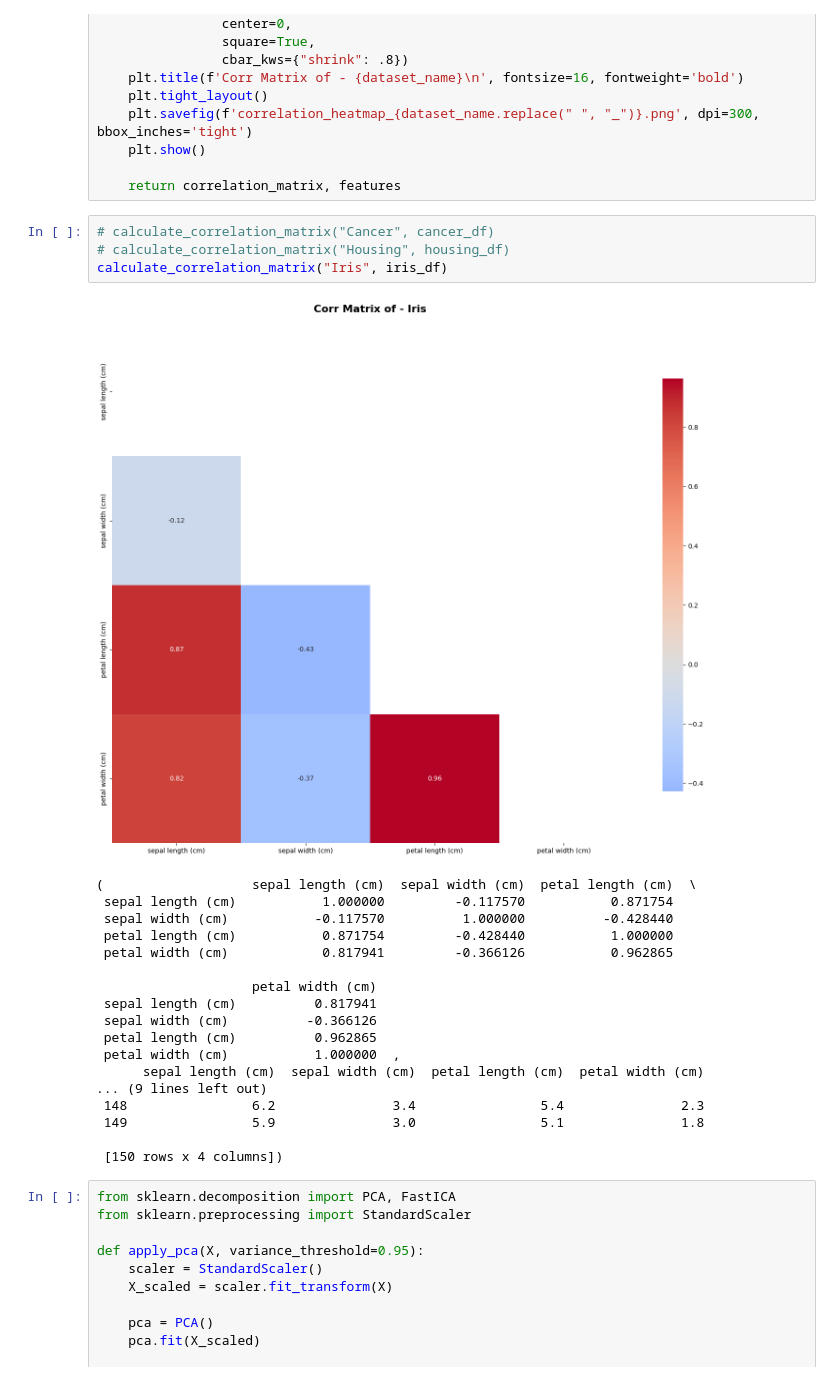
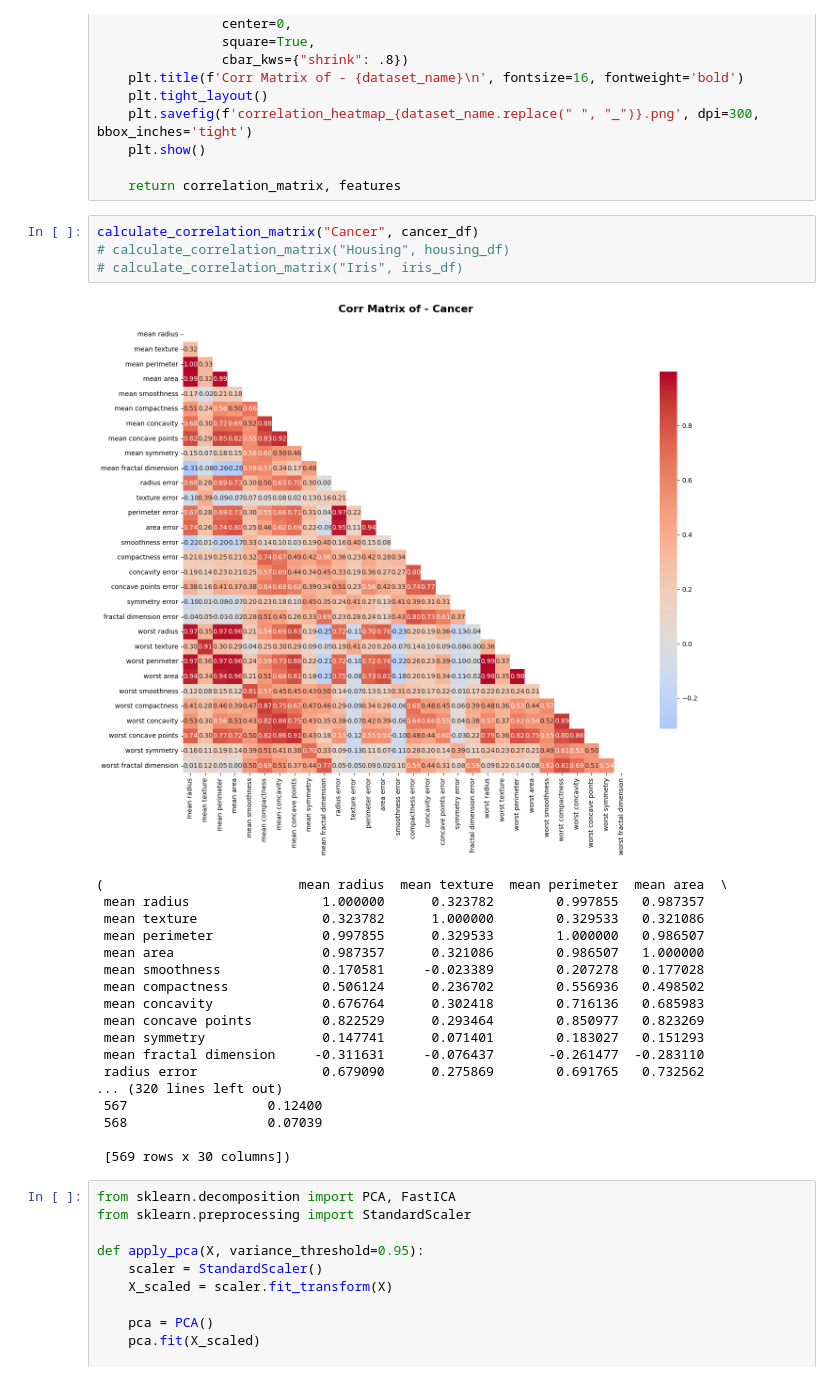
Before and after one commit to Rezarsa82/feature-optimization-impact, a Jupyter notebook: feature_optimization.ipynb, the cells around one changed output. Drawn from its saved outputs; the diff is of its cells as text.

```diff
--- a/feature_optimization.ipynb
+++ b/feature_optimization.ipynb
@@ -43,28 +43,28 @@ def calculate_correlation_matrix(dataset_name, df, target_col='target'):
 
     return correlation_matrix, features
 # %%
-# calculate_correlation_matrix("Cancer", cancer_df)
+calculate_correlation_matrix("Cancer", cancer_df)
 # calculate_correlation_matrix("Housing", housing_df)
-calculate_correlation_matrix("Iris", iris_df)
+# calculate_correlation_matrix("Iris", iris_df)
 # %% [output]
-[figure, old version]
+[figure, new version]
-(                   sepal length (cm)  sepal width (cm)  petal length (cm)  \
- sepal length (cm)           1.000000         -0.117570           0.871754
- sepal width (cm)           -0.117570          1.000000          -0.428440
- petal length (cm)           0.871754         -0.428440           1.000000
- petal width (cm)            0.817941         -0.366126           0.962865
+(                         mean radius  mean texture  mean perimeter  mean area  \
+ mean radius                 1.000000      0.323782        0.997855   0.987357
+ mean texture                0.323782      1.000000        0.329533   0.321086
+ mean perimeter              0.997855      0.329533        1.000000   0.986507
+ mean area                   0.987357      0.321086        0.986507   1.000000
+ mean smoothness             0.170581     -0.023389        0.207278   0.177028
+ mean compactness            0.506124      0.236702        0.556936   0.498502
+ mean concavity              0.676764      0.302418        0.716136   0.685983
+ mean concave points         0.822529      0.293464        0.850977   0.823269
+ mean symmetry               0.147741      0.071401        0.183027   0.151293
+ mean fractal dimension     -0.311631     -0.076437       -0.261477  -0.283110
+ radius error                0.679090      0.275869        0.691765   0.732562
+... (320 lines left out)
+ 567                  0.12400
+ 568                  0.07039
 
-                    petal width (cm)
- sepal length (cm)          0.817941
- sepal width (cm)          -0.366126
- petal length (cm)          0.962865
- petal width (cm)           1.000000  ,
-      sepal length (cm)  sepal width (cm)  petal length (cm)  petal width (cm)
-... (9 lines left out)
- 148                6.2               3.4                5.4               2.3
- 149                5.9               3.0                5.1               1.8
-
- [150 rows x 4 columns])
+ [569 rows x 30 columns])
 # %%
 from sklearn.decomposition import PCA, FastICA
 from sklearn.preprocessing import StandardScaler
```
Also changed, not shown: parts of 7 cells of this notebook.
